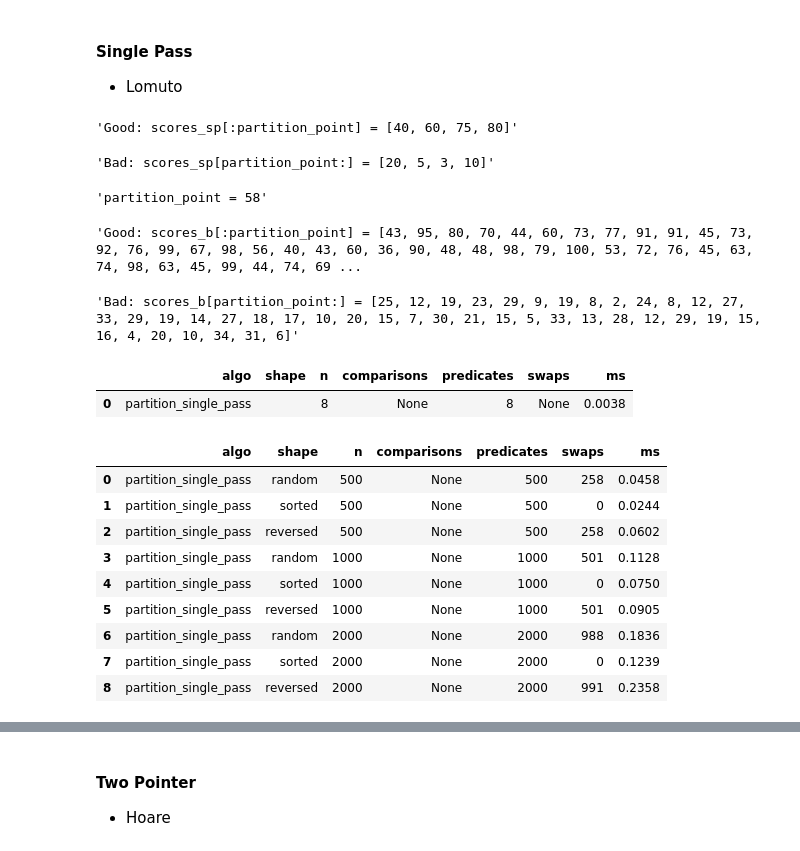
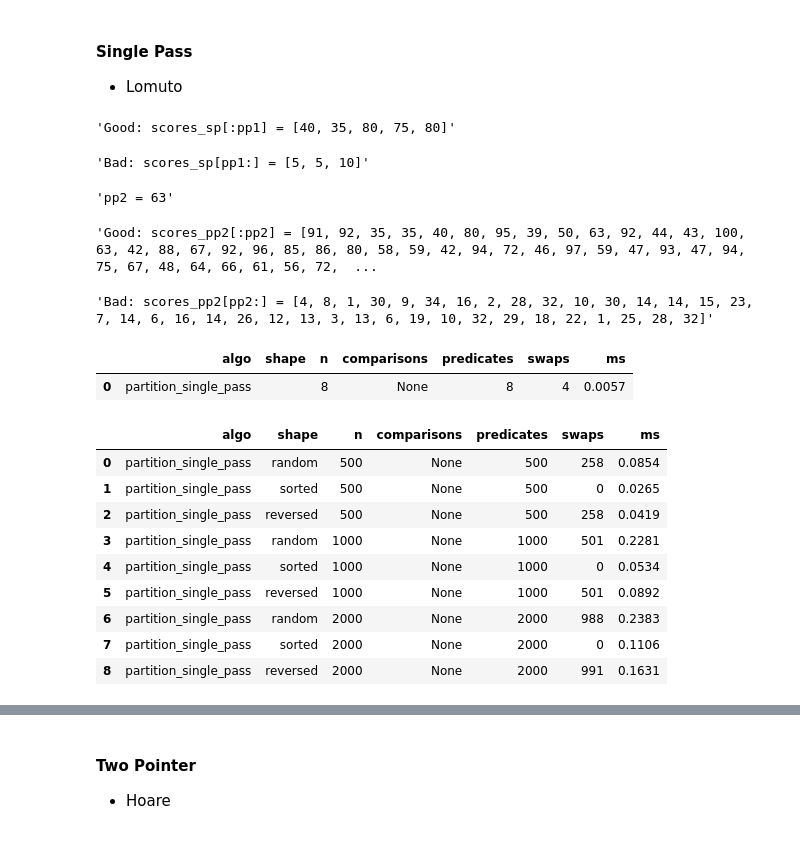
Before and after one commit to gophry/programming-first-principles, a Jupyter notebook: nbs/02_sequences/03_find-and-permute/04_partition.ipynb, the cells around one changed output, grey strips where cells are left out. Saved outputs shown, nothing was run; the diff lists cells and outputs as text; code cells hidden in the pictures.

```diff
--- a/nbs/02_sequences/03_find-and-permute/04_partition.ipynb
+++ b/nbs/02_sequences/03_find-and-permute/04_partition.ipynb
@@ -39,57 +29,57 @@ def above_35(score):
 # %%
 #| exports
 from programming_first_principles.algorithms.rearrange import swap
-def partition_single_pass(a, pred):
-    n = 0
-    for i in range(len(a)):
+
+def partition_single_pass(a, first, last, pred):
+    n = first
+    for i in range(first, last):
         if pred(a[i]):
             if n != i:
                 swap(a, n, i)
             n += 1
     return n
 # %%
-scores_sp = [5, 40, 3, 10, 20, 60,75,80]
-partition_point= partition_single_pass(scores_sp, above_35)
-f'Good: {scores_sp[:partition_point] = }'
-f'Bad: {scores_sp[partition_point:] = }'
+scores_sp = list(scores_out_of_100)
+pp1 = partition_single_pass(scores_sp,0,len(scores_sp), above_35)
+f'Good: {scores_sp[:pp1] = }'
+f'Bad: {scores_sp[pp1:] = }'
 # %% [output]
-'Good: scores_sp[:partition_point] = [40, 60, 75, 80]'
+'Good: scores_sp[:pp1] = [40, 35, 80, 75, 80]'
-'Bad: scores_sp[partition_point:] = [20, 5, 3, 10]'
+'Bad: scores_sp[pp1:] = [5, 5, 10]'
 # %%
-scores_b = copy.copy(scores)
-partition_point= partition_single_pass(scores_b, above_35)
-f'{partition_point = }'
-f'Good: {scores_b[:partition_point] = }'
-f'Bad: {scores_b[partition_point:] = }'
+scores_pp2 = list(scores)
+pp2 = partition_single_pass(scores_pp2,0,len(scores_pp2), above_35)
+f'{pp2 = }'
+f'Good: {scores_pp2[:pp2] = }'
+f'Bad: {scores_pp2[pp2:] = }'
 # %% [output]
-'partition_point = 58'
+'pp2 = 63'
-'Good: scores_b[:partition_point] = [43, 95, 80, 70, 44, 60, 73, 77, 91, 91, 45, 73, 92, 76, 99, 67, 98, 56, 40, 43, 60, 36, 90, 48, 48, 98, 79, 100, 53, 72, 76, 45, 63, 74, 98, 63, 45, 99, 44, 74, 69 ...
+'Good: scores_pp2[:pp2] = [91, 92, 35, 35, 40, 80, 95, 39, 50, 63, 92, 44, 43, 100, 63, 42, 88, 67, 92, 96, 85, 86, 80, 58, 59, 42, 94, 72, 46, 97, 59, 47, 93, 47, 94, 75, 67, 48, 64, 66, 61, 56, 72,  ...
-'Bad: scores_b[partition_point:] = [25, 12, 19, 23, 29, 9, 19, 8, 2, 24, 8, 12, 27, 33, 29, 19, 14, 27, 18, 17, 10, 20, 15, 7, 30, 21, 15, 5, 33, 13, 28, 12, 29, 19, 15, 16, 4, 20, 10, 34, 31, 6]'
+'Bad: scores_pp2[pp2:] = [4, 8, 1, 30, 9, 34, 16, 2, 28, 32, 10, 30, 14, 14, 15, 23, 7, 14, 6, 16, 14, 26, 12, 13, 3, 13, 6, 19, 10, 32, 29, 18, 22, 1, 25, 28, 32]'
 # %%
 scores_sp_cost = [40, 10, 35, 5, 80, 75, 5, 80]
 predicates = Cost(repeats=1)
-_ = predicates.run(partition_single_pass, scores_sp_cost, lambda x: x < 35, operations=('predicates','ms'))
+_ = predicates.run(partition_single_pass, scores_sp_cost,0,len(scores_sp_cost),above_35, operations=('predicates','swaps','ms'))
 predicates.frame
 # %% [output]
 |  | algo | shape | n | comparisons | predicates | swaps | ms |
-| 0 | partition_single_pass |  | 8 | None | 8 | None | 0.0038 |
+| 0 | partition_single_pass |  | 8 | None | 8 | 4 | 0.0057 |
 # %%
-pred = lambda data: (lambda x: x < 5_000,)
 single_pass = Cost(repeats=5, seed=0)
-_ = single_pass.scale([partition_single_pass], args=pred, operations=('predicates','swaps','ms'))
+_ = single_pass.scale([partition_single_pass], args=lambda data: (0, len(data), below_5000), operations=('predicates','swaps','ms'))
 
 single_pass.frame
 # %% [output]
 |  | algo | shape | n | comparisons | predicates | swaps | ms |
-| 0 | partition_single_pass | random | 500 | None | 500 | 258 | 0.0458 |
-| 1 | partition_single_pass | sorted | 500 | None | 500 | 0 | 0.0244 |
-| 2 | partition_single_pass | reversed | 500 | None | 500 | 258 | 0.0602 |
-| 3 | partition_single_pass | random | 1000 | None | 1000 | 501 | 0.1128 |
-| 4 | partition_single_pass | sorted | 1000 | None | 1000 | 0 | 0.0750 |
-| 5 | partition_single_pass | reversed | 1000 | None | 1000 | 501 | 0.0905 |
-| 6 | partition_single_pass | random | 2000 | None | 2000 | 988 | 0.1836 |
-| 7 | partition_single_pass | sorted | 2000 | None | 2000 | 0 | 0.1239 |
-| 8 | partition_single_pass | reversed | 2000 | None | 2000 | 991 | 0.2358 |
+| 0 | partition_single_pass | random | 500 | None | 500 | 258 | 0.0854 |
+| 1 | partition_single_pass | sorted | 500 | None | 500 | 0 | 0.0265 |
+| 2 | partition_single_pass | reversed | 500 | None | 500 | 258 | 0.0419 |
+| 3 | partition_single_pass | random | 1000 | None | 1000 | 501 | 0.2281 |
+| 4 | partition_single_pass | sorted | 1000 | None | 1000 | 0 | 0.0534 |
+| 5 | partition_single_pass | reversed | 1000 | None | 1000 | 501 | 0.0892 |
+| 6 | partition_single_pass | random | 2000 | None | 2000 | 988 | 0.2383 |
+| 7 | partition_single_pass | sorted | 2000 | None | 2000 | 0 | 0.1106 |
+| 8 | partition_single_pass | reversed | 2000 | None | 2000 | 991 | 0.1631 |
 # %%
 single_pass.plot('ms')
 # %% [output]
```
Also changed, not shown: parts of 24 cells of this notebook, 11 other files.
